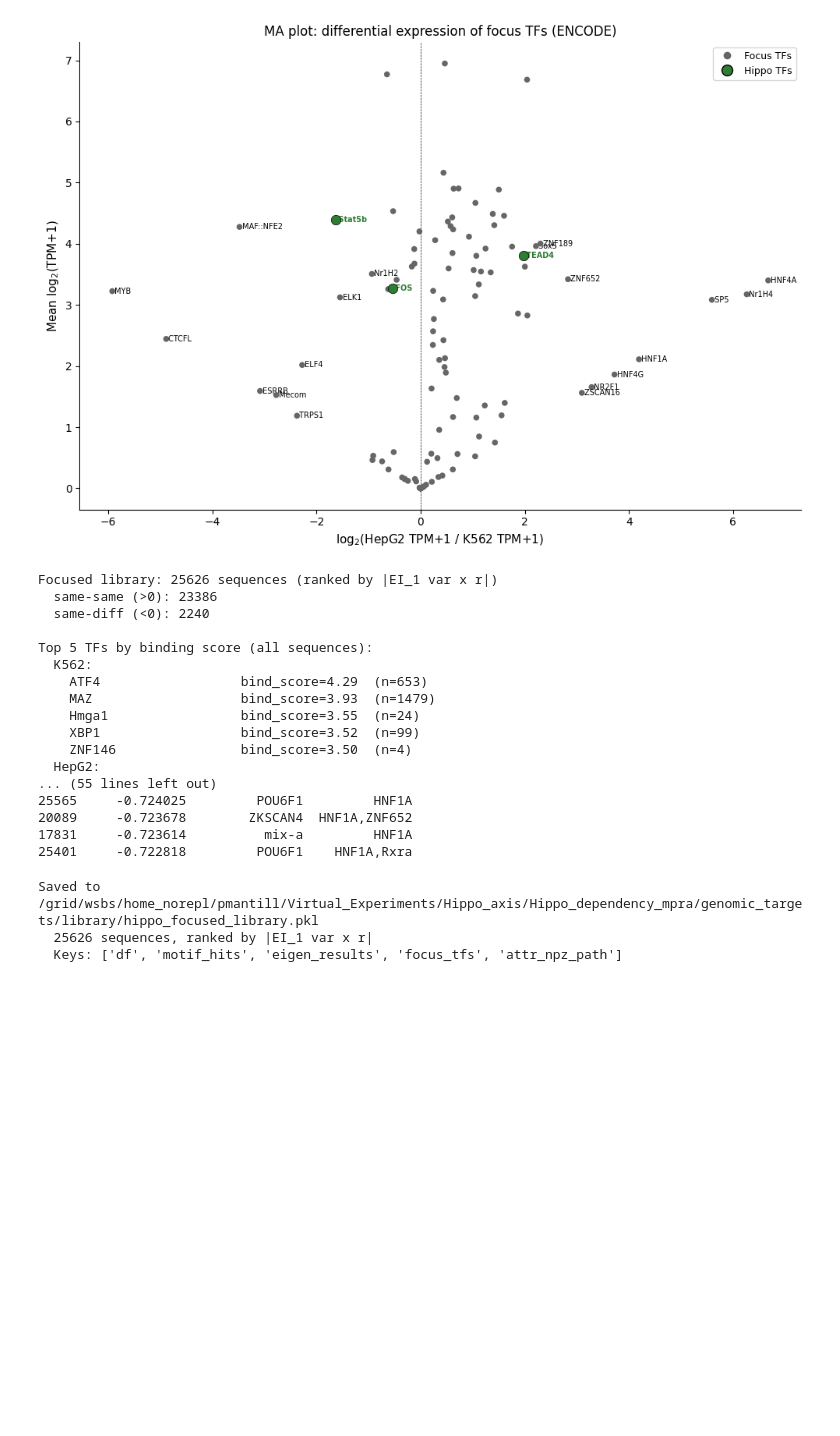
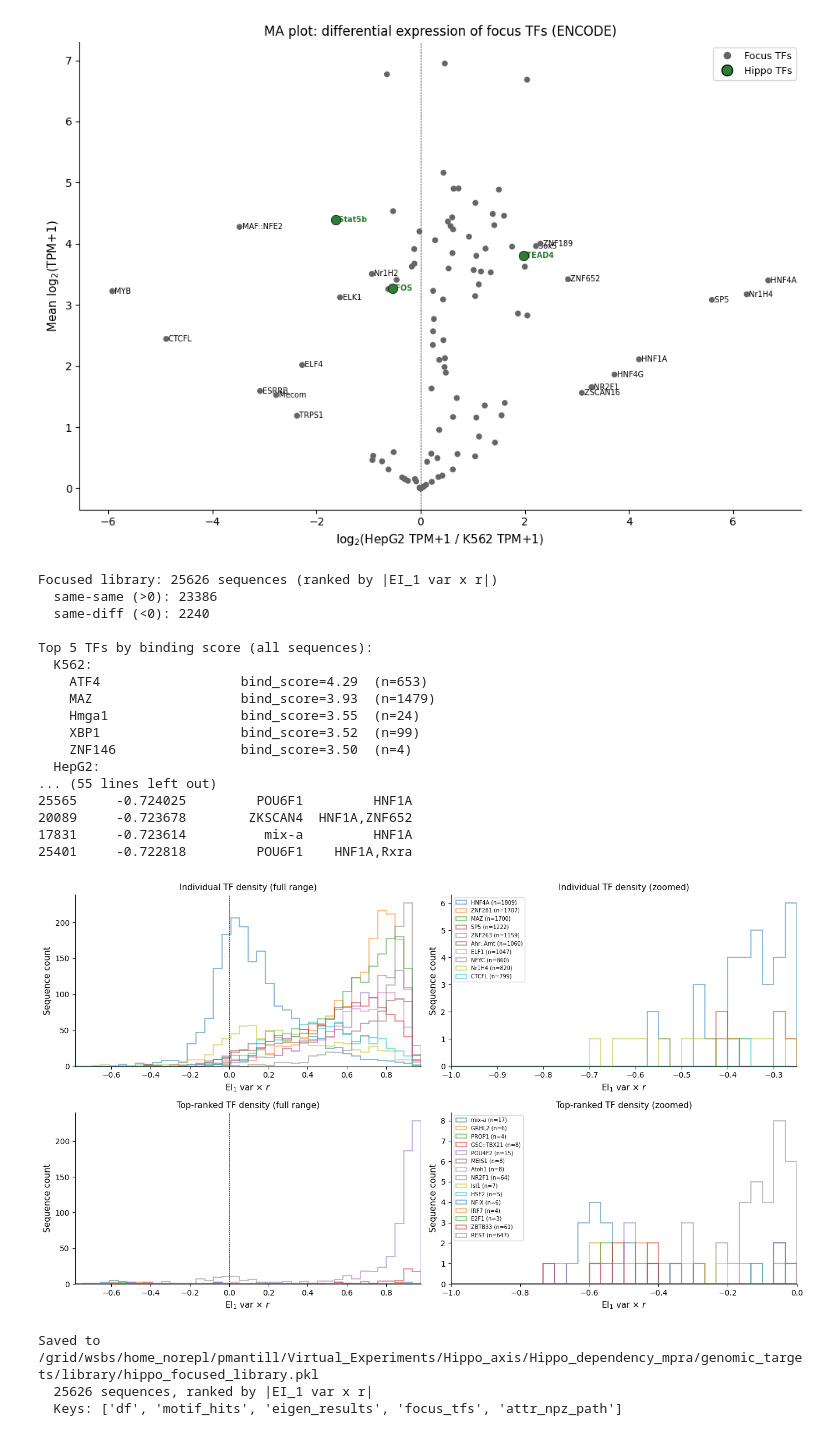
Before and after one commit to pabmantilla/Hippo_dependency_mpra, a Jupyter notebook: genomic_targets/scripts/2d_targeting/hippo_target_selection.ipynb, the cells around one changed output. Saved outputs shown, nothing was run; the diff lists cells and outputs as text; code cells hidden in the pictures; blank space fills up the shorter version.

```diff
--- a/genomic_targets/scripts/2d_targeting/hippo_target_selection.ipynb
+++ b/genomic_targets/scripts/2d_targeting/hippo_target_selection.ipynb
@@ -533,3 +533,90 @@ Top 5 TFs by binding score (all sequences):
 20089     -0.723678        ZKSCAN4  HNF1A,ZNF652
 17831     -0.723614          mix-a         HNF1A
 25401     -0.722818         POU6F1    HNF1A,Rxra
+# %%
+# assess Top 10 same-same and same-diff seq results. TF density over EI_1 var x r
+
+def get_tfs(row):
+    tfs = set()
+    for col in ['K562_tfs', 'HepG2_tfs']:
+        if row[col]:
+            for tf in row[col].split(','):
+                tfs.add(tf.strip())
+    return tfs
+
+def get_top_tf(row):
+    """Top-ranked (first) TF per cell type."""
+    tfs = []
+    for col in ['K562_tfs', 'HepG2_tfs']:
+        if row[col]:
+            tfs.append(row[col].split(',')[0].strip())
+    return tfs
+
+from collections import Counter, defaultdict
+
+# --- Individual TFs: top 10 by frequency ---
+tf_counts = Counter()
+for _, row in focused.iterrows():
+    for tf in get_tfs(row):
+        tf_counts[tf] += 1
+top_tfs = [tf for tf, _ in tf_counts.most_common(10)]
+
+# --- Motif syntax: single TF names, ranked by extreme mean score ---
+tf_scores = defaultdict(list)
+for _, row in focused.iterrows():
+    for tf in get_top_tf(row):
+        tf_scores[tf].append(row['EI_1 var x r'])
+
+tf_mean = {tf: np.mean(v) for tf, v in tf_scores.items() if len(v) >= 3}
+sorted_by_score = sorted(tf_mean.items(), key=lambda x: x[1])
+sorted_by_neutral = sorted(tf_mean.items(), key=lambda x: abs(x[1]))
+top_syntax_tfs = ([tf for tf, _ in sorted_by_score[:5]]
+                + [tf for tf, _ in sorted_by_neutral[:5]]
+                + [tf for tf, _ in sorted_by_score[-5:]])
+# deduplicate while preserving order
+seen = set()
+top_syntax_tfs = [tf for tf in top_syntax_tfs if not (tf in seen or seen.add(tf))]
+
+score_min, score_max = focused['EI_1 var x r'].min(), focused['EI_1 var x r'].max()
+bins_full = np.linspace(score_min, score_max, 41)
+bins_zoom_tf = np.linspace(-1, -0.25, 31)
+bins_zoom_syn = np.linspace(-1, 0, 31)
+
+fig, axes = plt.subplots(2, 2, figsize=(14, 8))
+
+# Top row: individual TF by frequency
+for col, (bins, xlim) in enumerate([(bins_full, (score_min, score_max)), (bins_zoom_tf, (-1, -0.25))]):
+    ax = axes[0, col]
+    for tf in top_tfs:
+        vals = [row['EI_1 var x r'] for _, row in focused.iterrows() if tf in get_tfs(row)]
+        ax.hist(vals, bins=bins, alpha=0.5, label=f'{tf} (n={len(vals)})', histtype='step', linewidth=1.5)
+    ax.set_xlabel('EI$_1$ var $\\times$ $r$', fontsize=11)
+    ax.set_ylabel('Sequence count', fontsize=11)
+    ax.axvline(0, color='k', lw=0.5, ls='--')
+    ax.set_xlim(xlim)
+    ax.spines['top'].set_visible(False)
+    ax.spines['right'].set_visible(False)
+axes[0, 0].set_title('Individual TF density (full range)', fontsize=11)
+axes[0, 1].set_title('Individual TF density (zoomed)', fontsize=11)
+axes[0, 1].legend(fontsize=7, loc='upper left')
+
+# Bottom row: motif syntax — single TF names ranked by extreme + neutral score
+for col, (bins, xlim) in enumerate([(bins_full, (score_min, score_max)), (bins_zoom_syn, (-1, 0))]):
+    ax = axes[1, col]
+    for tf in top_syntax_tfs:
+        vals = np.array(tf_scores[tf])
+        ax.hist(vals, bins=bins, alpha=0.5, label=f'{tf} (n={len(vals)})', histtype='step', linewidth=1.5)
+    ax.set_xlabel('EI$_1$ var $\\times$ $r$', fontsize=11)
+    ax.set_ylabel('Sequence count', fontsize=11)
+    ax.axvline(0, color='k', lw=0.5, ls='--')
+    ax.set_xlim(xlim)
+    ax.spines['top'].set_visible(False)
+    ax.spines['right'].set_visible(False)
+axes[1, 0].set_title('Top-ranked TF density (full range)', fontsize=11)
+axes[1, 1].set_title('Top-ranked TF density (zoomed)', fontsize=11)
+axes[1, 1].legend(fontsize=7, loc='upper left')
+
+plt.tight_layout()
+plt.show()
+# %% [output]
+[figure, added]
```
Also changed, not shown: parts of 1 cell of this notebook.
